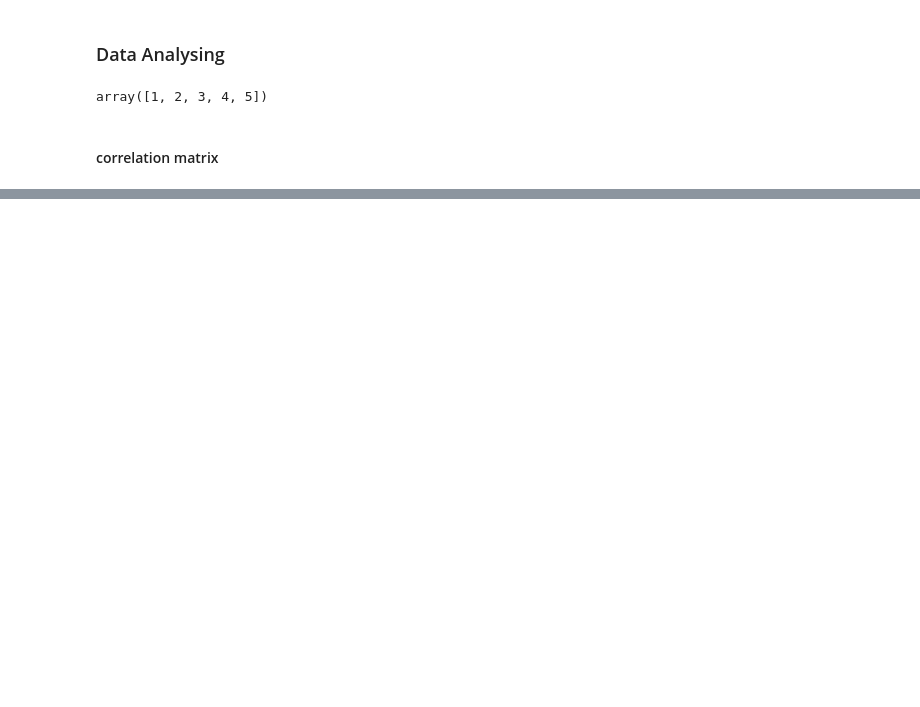
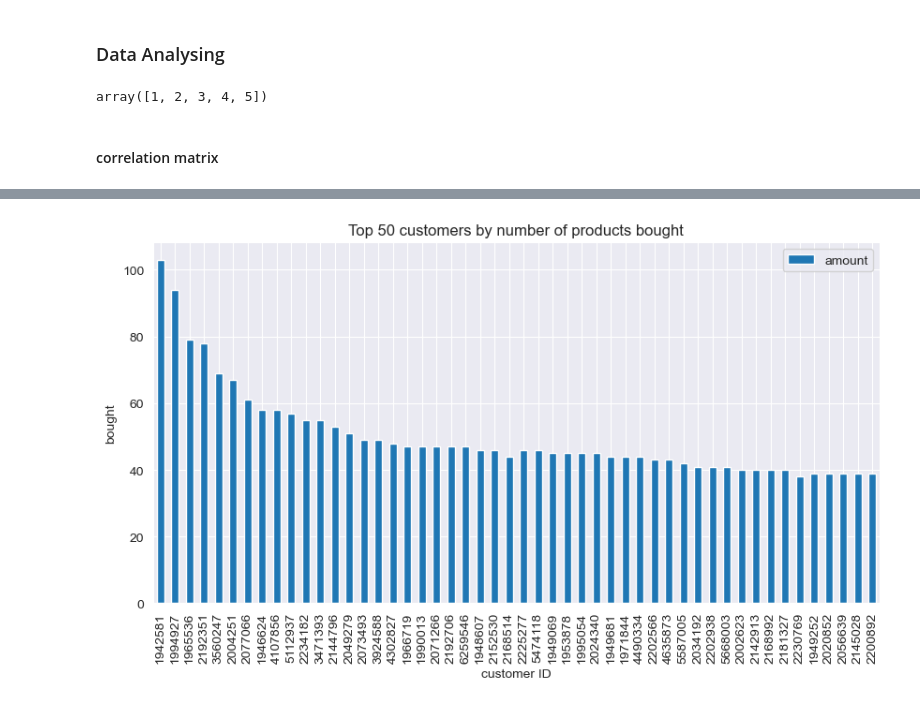
Before and after one commit to tomhuber96/master-thesis-practical-part, a Jupyter notebook: EDA/gabor_eda.ipynb, the cells around one changed output, grey strips where cells are left out. Cells and saved outputs as stored; diff of their text form; code cells hidden in the pictures; blank space fills up the shorter version.

```diff
--- a/EDA/gabor_eda.ipynb
+++ b/EDA/gabor_eda.ipynb
@@ -816,10 +899,13 @@ result_most_buying_customers
 # %%
 n = 50
 ax = result_most_buying_customers.nlargest(n, 'amount_sum').plot(kind='bar', y="amount_count", figsize=(10, 5))
-ax.set_xlabel("customer_id")
-ax.set_ylabel("# bought products")
+ax.set_xlabel("customer ID")
+ax.set_ylabel("bought")
 plt.title(f"Top {n} customers by number of products bought")
+plt.legend(["amount", "amount_count"])
 plt.show()
+# %% [output]
+[figure, added]
 # %%
 # save datasets
 # %%
```
Also changed, not shown: parts of 8 cells of this notebook.
